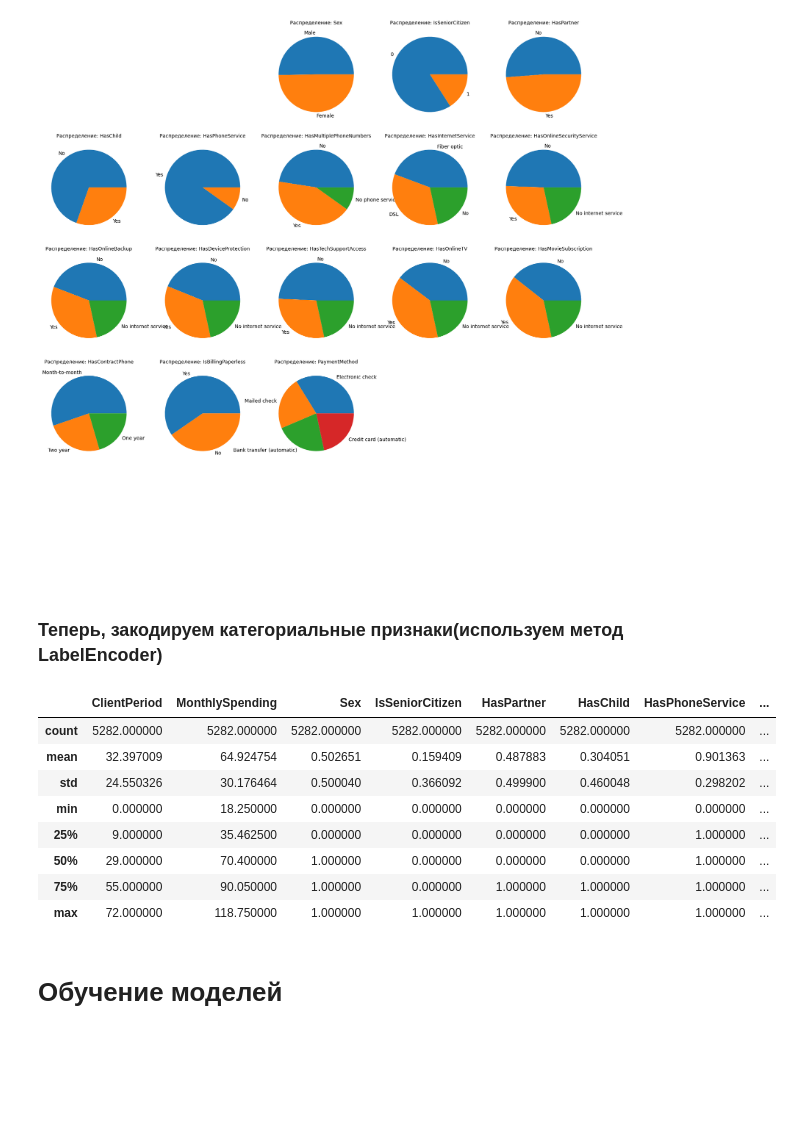
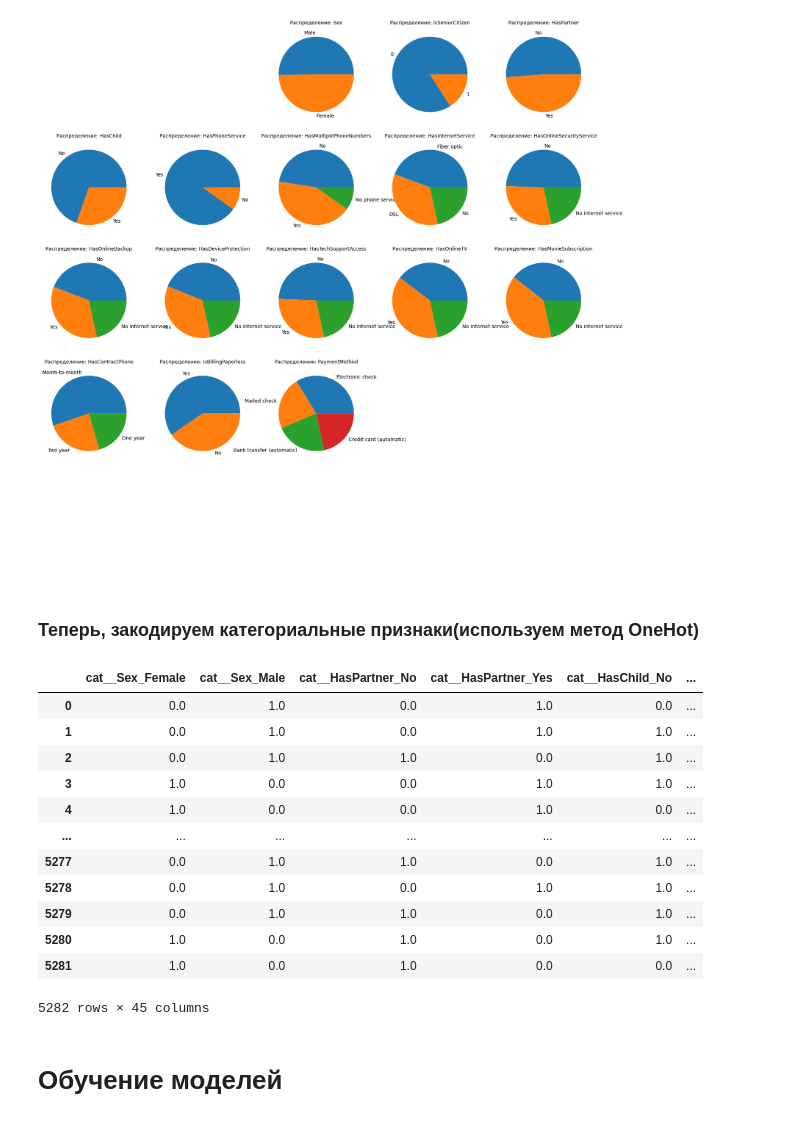
Before and after one commit to Chillibumbik/ML_study, a Jupyter notebook: first_practical_task/classif.ipynb, the cells around one changed output. Drawn from its saved outputs; the diff is of its cells as text; code cells hidden in the pictures; blank space fills up the shorter version.

```diff
--- a/first_practical_task/classif.ipynb
+++ b/first_practical_task/classif.ipynb
@@ -207,32 +207,45 @@ plt.show()
 # %% [output]
 [figure]
 # %% [markdown]
-### Теперь, закодируем категориальные признаки(используем метод LabelEncoder)
+### Теперь, закодируем категориальные признаки(используем метод OneHot)
 # %%
-from sklearn.preprocessing import LabelEncoder
+from sklearn.compose import ColumnTransformer
+from sklearn.preprocessing import OneHotEncoder
 
-train_encoded = train.copy()
+categorical_cols = train.drop(columns=["Churn"]).select_dtypes(include=["object", "category"]).columns.tolist()
 
-categorial_cols = train.select_dtypes(include=["object", 'category']).columns.tolist()
+preprocessor = ColumnTransformer(
+    transformers=[
+        ("cat", OneHotEncoder(handle_unknown="ignore", sparse_output=False), categorical_cols)
+    ],
+    remainder='passthrough'
+)
 
-label_encoders = {} # чтобы для коммита и тестовой выборки использовать те же энкодеры
+train_encoded_np = preprocessor.fit_transform(train.drop(columns=["Churn"]))
 
-for col in categorial_cols:
-    le = LabelEncoder()
-    train_encoded[col] = le.fit_transform(train[col])
-    label_encoders[col] = le
+encoded_feature_names = preprocessor.get_feature_names_out()
 
-train_encoded.describe()
+train_encoded = pd.DataFrame(train_encoded_np, columns=encoded_feature_names,
+                             index=train.index)
+
+
+train_encoded["Churn"] = train["Churn"]
+
+train_encoded
 # %% [output]
-|  | ClientPeriod | MonthlySpending | Sex | IsSeniorCitizen | HasPartner | HasChild | HasPhoneService | ... |
-| count | 5282.000000 | 5282.000000 | 5282.000000 | 5282.000000 | 5282.000000 | 5282.000000 | 5282.000000 | ... |
-| mean | 32.397009 | 64.924754 | 0.502651 | 0.159409 | 0.487883 | 0.304051 | 0.901363 | ... |
-| std | 24.550326 | 30.176464 | 0.500040 | 0.366092 | 0.499900 | 0.460048 | 0.298202 | ... |
-| min | 0.000000 | 18.250000 | 0.000000 | 0.000000 | 0.000000 | 0.000000 | 0.000000 | ... |
-| 25% | 9.000000 | 35.462500 | 0.000000 | 0.000000 | 0.000000 | 0.000000 | 1.000000 | ... |
-| 50% | 29.000000 | 70.400000 | 1.000000 | 0.000000 | 0.000000 | 0.000000 | 1.000000 | ... |
-| 75% | 55.000000 | 90.050000 | 1.000000 | 0.000000 | 1.000000 | 1.000000 | 1.000000 | ... |
-| max | 72.000000 | 118.750000 | 1.000000 | 1.000000 | 1.000000 | 1.000000 | 1.000000 | ... |
+|  | cat__Sex_Female | cat__Sex_Male | cat__HasPartner_No | cat__HasPartner_Yes | cat__HasChild_No | ... |
+| 0 | 0.0 | 1.0 | 0.0 | 1.0 | 0.0 | ... |
+| 1 | 0.0 | 1.0 | 0.0 | 1.0 | 1.0 | ... |
+| 2 | 0.0 | 1.0 | 1.0 | 0.0 | 1.0 | ... |
+| 3 | 1.0 | 0.0 | 0.0 | 1.0 | 1.0 | ... |
+| 4 | 1.0 | 0.0 | 0.0 | 1.0 | 0.0 | ... |
+| ... | ... | ... | ... | ... | ... | ... |
+| 5277 | 0.0 | 1.0 | 1.0 | 0.0 | 1.0 | ... |
+| 5278 | 0.0 | 1.0 | 0.0 | 1.0 | 1.0 | ... |
+| 5279 | 0.0 | 1.0 | 1.0 | 0.0 | 1.0 | ... |
+| 5280 | 1.0 | 0.0 | 1.0 | 0.0 | 1.0 | ... |
+| 5281 | 1.0 | 0.0 | 1.0 | 0.0 | 0.0 | ... |
+5282 rows × 45 columns
 # %% [markdown]
 # Обучение моделей
 # %% [markdown]
```
Also changed, not shown: parts of 26 cells of this notebook, 10 other files.
